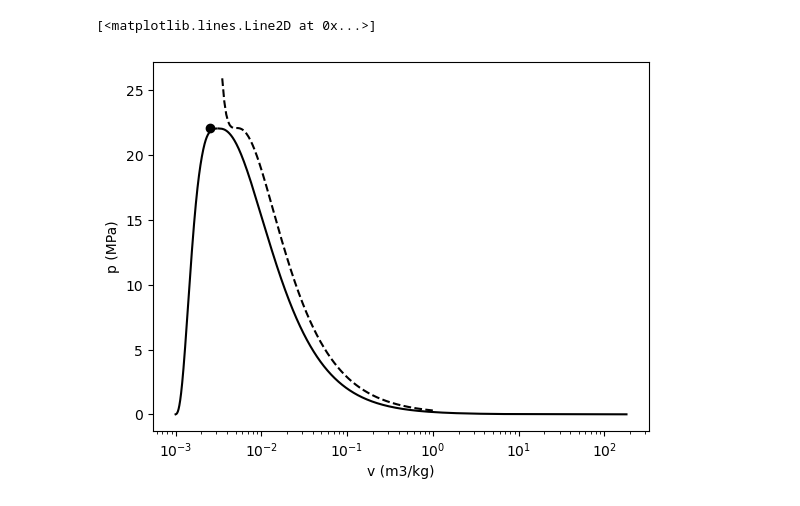
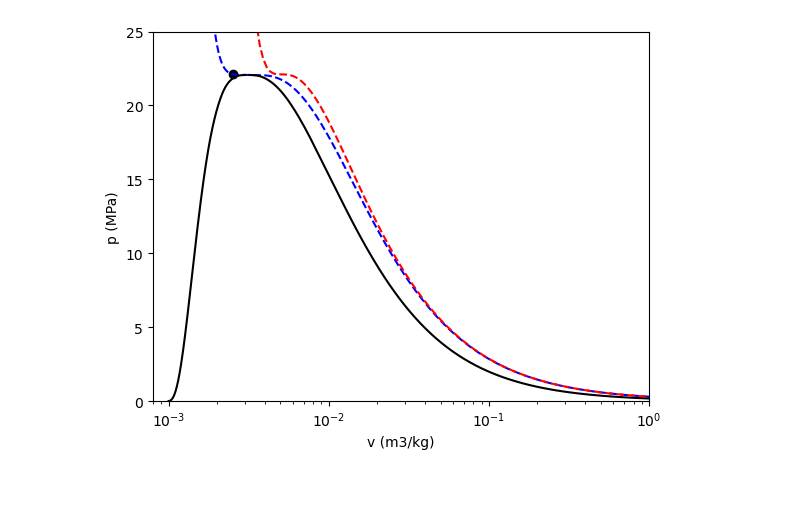
Before and after one commit to mtsn-lab/me40, a Jupyter notebook: scripts/vanDerWaalsPlot.ipynb, the cells around one changed output. Drawn from its saved outputs; the diff is of its cells as text; code cells hidden in the pictures.

```diff
--- a/scripts/vanDerWaalsPlot.ipynb
+++ b/scripts/vanDerWaalsPlot.ipynb
@@ -29,41 +29,50 @@ pc_Pa = 22.1e6
 Ttp_K = 273.16
 ptp_Pa = 611.6
 
 stcritical = th.state('Water', p=pc_Pa/1e3, T=Tc_K, name="1")
 
 plt.xscale("log")
 plt.plot(stcritical.v,stcritical.P/1000, marker = "o", color="black")
 
+P_ = np.linspace(700/1e6, 30, 1000) # range of pressures
+for T in [Tc_K]: #K
+    st = [th.state('Water', p=p*1e3, T=T) for p in P_]
+    v = [s.v for s in st]
+    plt.xscale("log")
+    plt.plot(v, P_, 'b--')
+
 P = np.linspace(700/1e6, 22.063, 1000) # range of pressures
-#for T in [Ttp_K+5, T1_K, T1_K+100, T1_K+200]: #K
-#    st = [th.state('Water', p=p*1e3, T=T) for p in P]
-#    v = [s.v for s in st]
-#    plt.xscale("log")
-#    plt.plot(v, P, 'k--')
-
 vvap = [s.v for s in [th.state('Water', x=1, p=p*1e3) for p in P]]
 vliq = [s.v for s in [th.state('Water', x=0, p=p*1e3) for p in P]]
 
 plt.plot(vvap, P, 'k-')
 plt.plot(vliq, P, 'k-')
 
 plt.xscale("log")
 #plt.plot(v1,p1_MPa, marker = 10)
 
 plt.xlabel('v (m3/kg)')
 plt.ylabel('p (MPa)')
-#plt.savefig('iawps-steam-p-v-diagram.png')
 
 R_JperKgPerK = 461.5
 a = (27 * (R_JperKgPerK**2) * (Tc_K**2))/(64 * pc_Pa)
 b = (R_JperKgPerK* Tc_K)/(8 * pc_Pa)
 
+# critical point
 v_ = np.linspace(0.35e-2, 1, 5000)
-
 # p*v - p*b + (a/v**2)*v - a*b/v**2 = R*T
 p_  = (R_JperKgPerK*Tc_K - (a/v_**2)*v_ + a*b/v_**2)/(v_ - b)
+plt.plot(v_, p_/1e6, 'r--')
 
-plt.plot(v_, p_/1e6, 'k--')
+ax = plt.gca()
+xmin = 0.8e-3
+xmax = 1
+ax.set_xlim([xmin, xmax])
+ymin = 0
+ymax = 25
+ax.set_ylim([ymin, ymax])
+
+
+plt.savefig('pycalor-vdW-p-v-diagram.png')
 # %% [output]
-[<matplotlib.lines.Line2D at 0x...>]
-[figure, old version]
+[figure, new version]
```
Also changed, not shown: parts of 1 cell of this notebook.
